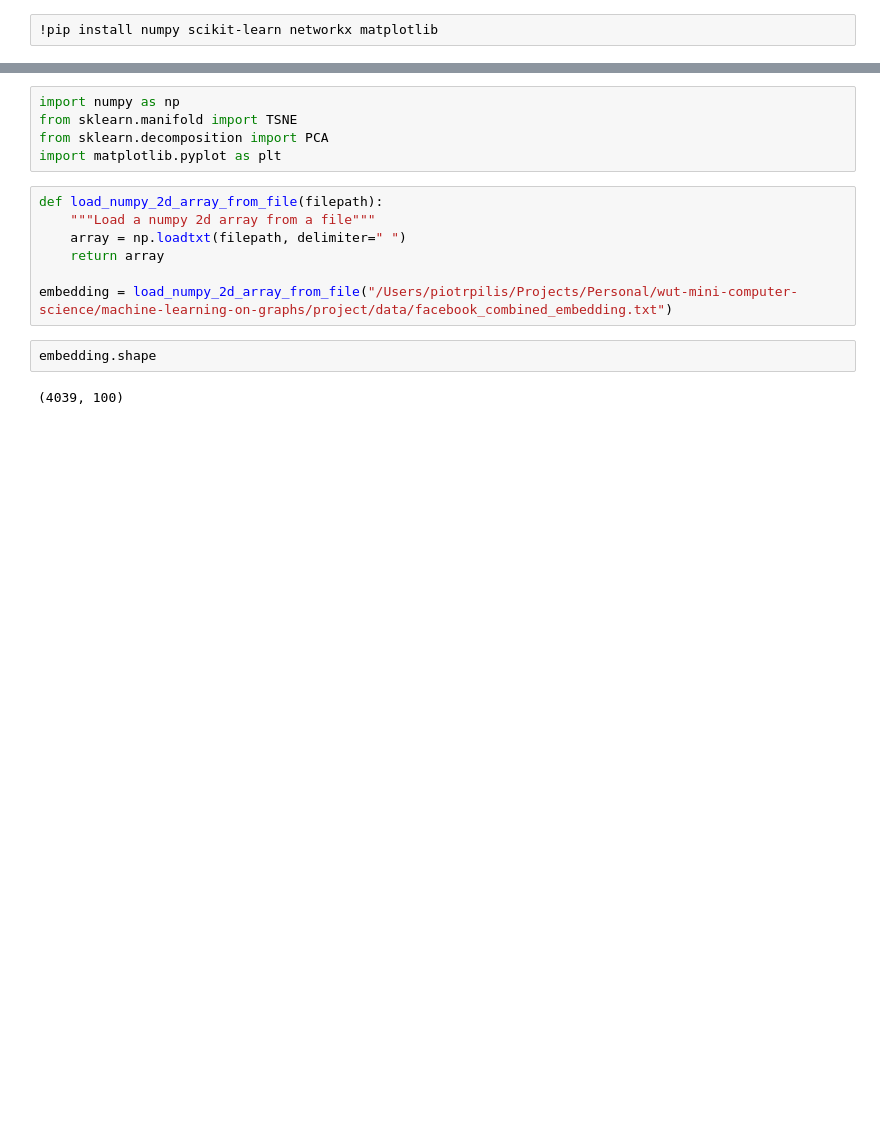
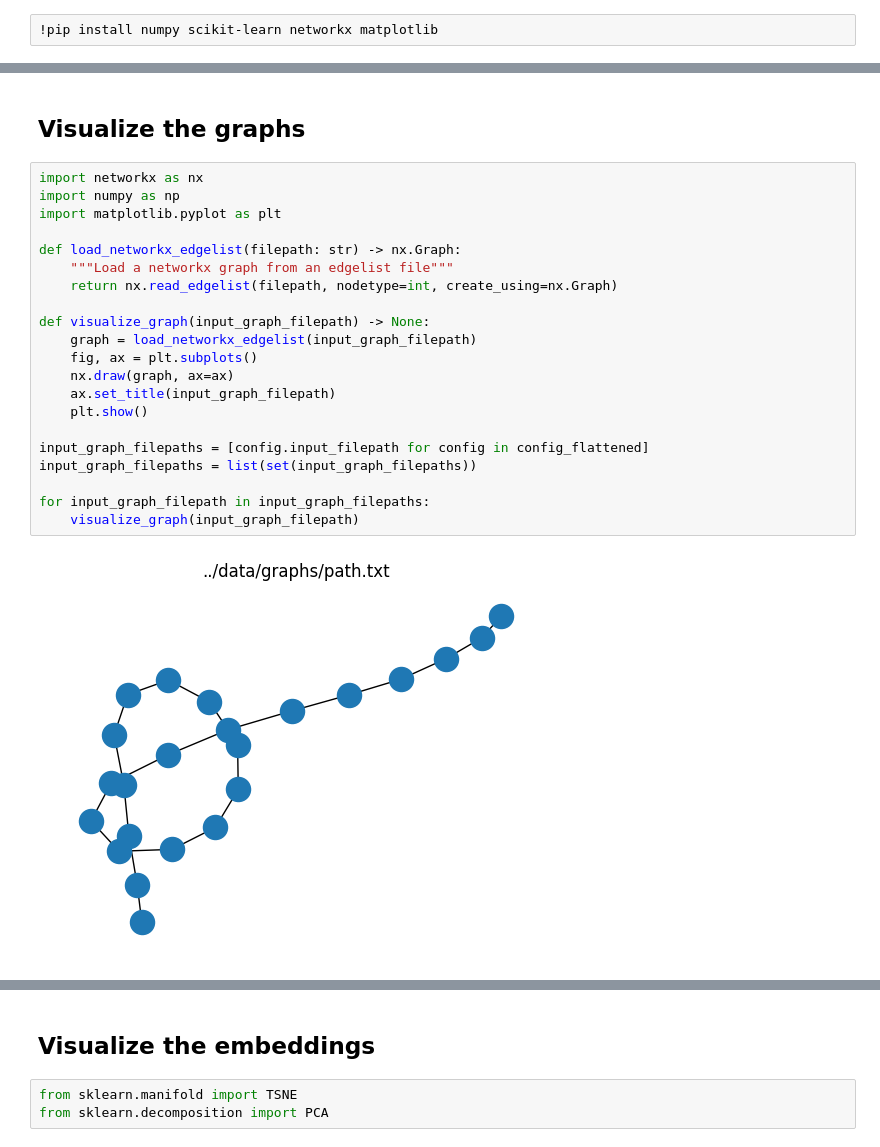
Before and after one commit to pilis/wut-mini-machine-learning-on-graphs-project-1, a Jupyter notebook: notebooks/exploration.ipynb, the cells around one changed output, grey strips where cells are left out. Cells and saved outputs as stored; diff of their text form; blank space fills up the shorter version.

Commit message:
Revamp notebook to automate running Cleora with viz on multiple configs

```diff
--- a/notebooks/exploration.ipynb
+++ b/notebooks/exploration.ipynb
@@ -6,0 +99,25 @@ pip 21.2.3 from /Users/piotrpilis/Projects/Personal/wut-mini-computer-science/ma
+# %% [markdown]
+## Visualize the graphs
+# %%
+import networkx as nx
+import numpy as np
+import matplotlib.pyplot as plt
+
+def load_networkx_edgelist(filepath: str) -> nx.Graph:
+    """Load a networkx graph from an edgelist file"""
+    return nx.read_edgelist(filepath, nodetype=int, create_using=nx.Graph)
+
+def visualize_graph(input_graph_filepath) -> None:
+    graph = load_networkx_edgelist(input_graph_filepath)
+    fig, ax = plt.subplots()
+    nx.draw(graph, ax=ax)
+    ax.set_title(input_graph_filepath)
+    plt.show()
+
+input_graph_filepaths = [config.input_filepath for config in config_flattened]
+input_graph_filepaths = list(set(input_graph_filepaths))
+
+for input_graph_filepath in input_graph_filepaths:
+    visualize_graph(input_graph_filepath)
+# %% [output]
+[figure, added]
@@ -7,16 +126,5 @@ pip 21.2.3 from /Users/piotrpilis/Projects/Personal/wut-mini-computer-science/ma
+# %% [markdown]
+## Visualize the embeddings
 # %%
-import numpy as np
 from sklearn.manifold import TSNE
 from sklearn.decomposition import PCA
-import matplotlib.pyplot as plt
-# %%
-def load_numpy_2d_array_from_file(filepath):
-    """Load a numpy 2d array from a file"""
-    array = np.loadtxt(filepath, delimiter=" ")
-    return array
-
-embedding = load_numpy_2d_array_from_file("/Users/piotrpilis/Projects/Personal/wut-mini-computer-science/machine-learning-on-graphs/project/data/facebook_combined_embedding.txt")
-# %%
-embedding.shape
-# %% [output]
-(4039, 100)
```
Also changed, not shown: parts of 6 cells of this notebook, 6 other files.
